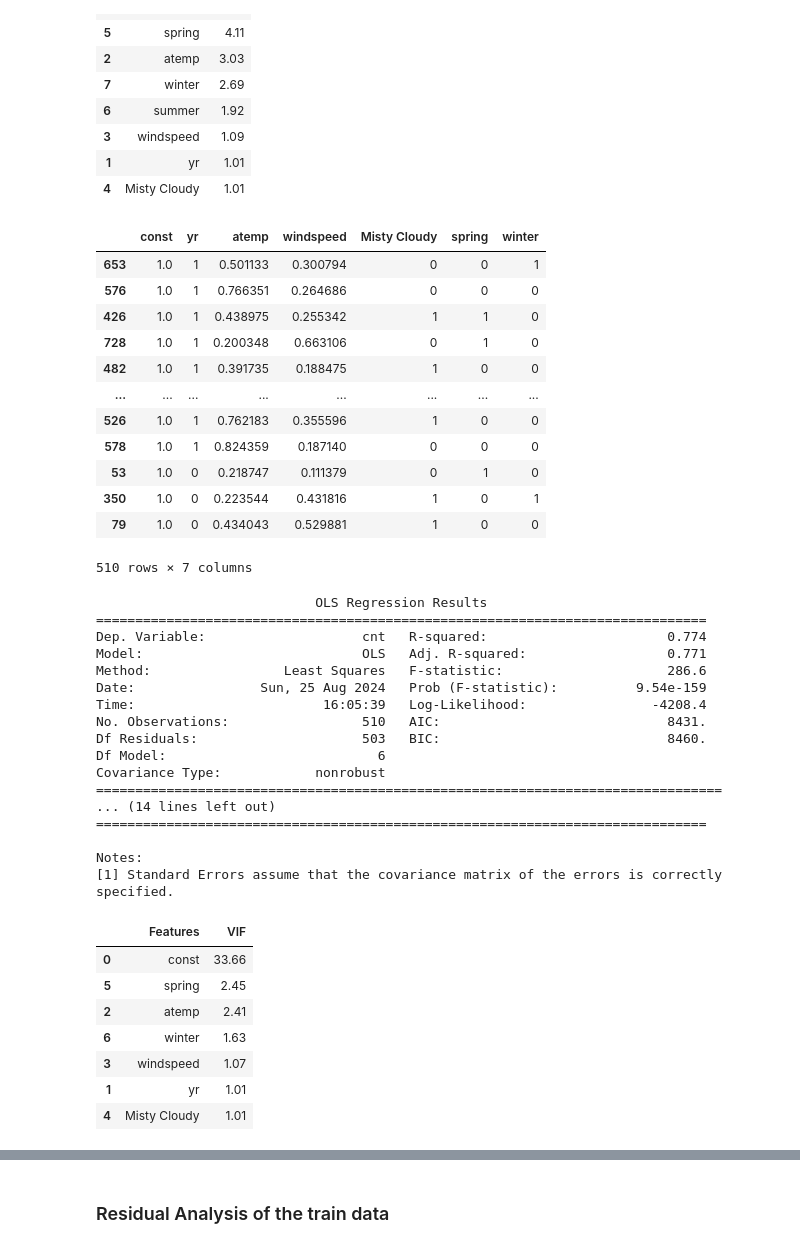
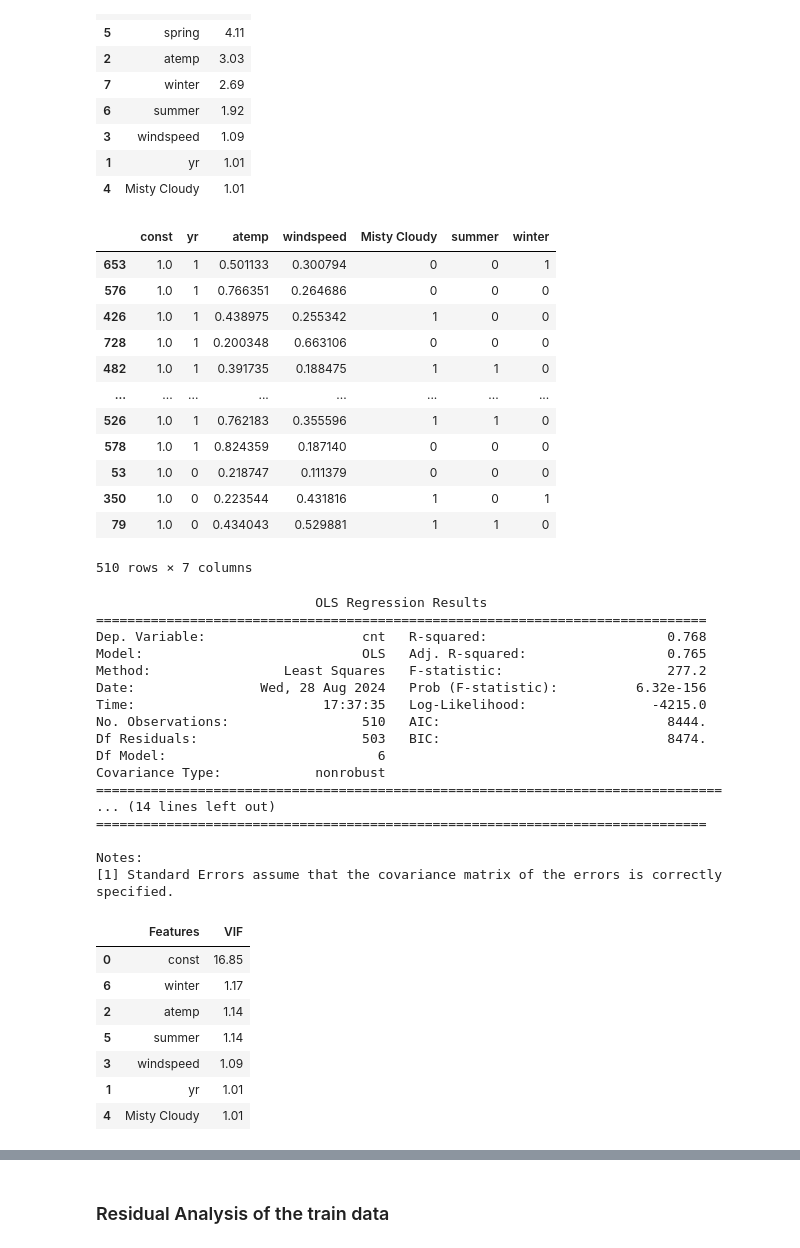
Before and after one commit to Nitika511/BikeSharingAssignment, a Jupyter notebook: BikeSharing.ipynb, the cells around one changed output, grey strips where cells are left out. Saved outputs shown, nothing was run; the diff lists cells and outputs as text; code cells hidden in the pictures.

```diff
--- a/BikeSharing.ipynb
+++ b/BikeSharing.ipynb
@@ -502,23 +504,23 @@ vif
 | 1 | yr | 1.01 |
 | 4 | Misty Cloudy | 1.01 |
 # %%
-# Lets drop summer with a high p-value and retrain the model
-X = X_train_lm.drop('summer', axis=1)
+# Lets drop spring with a high p-value and retrain the model
+X = X_train_lm.drop('spring', axis=1)
 X_train_lm = sm.add_constant(X)
 X_train_lm
 # %% [output]
-|  | const | yr | atemp | windspeed | Misty Cloudy | spring | winter |
+|  | const | yr | atemp | windspeed | Misty Cloudy | summer | winter |
 | 653 | 1.0 | 1 | 0.501133 | 0.300794 | 0 | 0 | 1 |
 | 576 | 1.0 | 1 | 0.766351 | 0.264686 | 0 | 0 | 0 |
-| 426 | 1.0 | 1 | 0.438975 | 0.255342 | 1 | 1 | 0 |
-| 728 | 1.0 | 1 | 0.200348 | 0.663106 | 0 | 1 | 0 |
-| 482 | 1.0 | 1 | 0.391735 | 0.188475 | 1 | 0 | 0 |
+| 426 | 1.0 | 1 | 0.438975 | 0.255342 | 1 | 0 | 0 |
+| 728 | 1.0 | 1 | 0.200348 | 0.663106 | 0 | 0 | 0 |
+| 482 | 1.0 | 1 | 0.391735 | 0.188475 | 1 | 1 | 0 |
 | ... | ... | ... | ... | ... | ... | ... | ... |
-| 526 | 1.0 | 1 | 0.762183 | 0.355596 | 1 | 0 | 0 |
+| 526 | 1.0 | 1 | 0.762183 | 0.355596 | 1 | 1 | 0 |
 | 578 | 1.0 | 1 | 0.824359 | 0.187140 | 0 | 0 | 0 |
-| 53 | 1.0 | 0 | 0.218747 | 0.111379 | 0 | 1 | 0 |
+| 53 | 1.0 | 0 | 0.218747 | 0.111379 | 0 | 0 | 0 |
 | 350 | 1.0 | 0 | 0.223544 | 0.431816 | 1 | 0 | 1 |
-| 79 | 1.0 | 0 | 0.434043 | 0.529881 | 1 | 0 | 0 |
+| 79 | 1.0 | 0 | 0.434043 | 0.529881 | 1 | 1 | 0 |
 510 rows × 7 columns
 # %%
 lr_3 = sm.OLS(y_train, X_train_lm).fit()
@@ -527,13 +529,13 @@ print(lr_3.summary())
 # %% [output]
                             OLS Regression Results
 ==============================================================================
-Dep. Variable:                    cnt   R-squared:                       0.774
-Model:                            OLS   Adj. R-squared:                  0.771
-Method:                 Least Squares   F-statistic:                     286.6
-Date:                Sun, 25 Aug 2024   Prob (F-statistic):          9.54e-159
-Time:                        16:05:39   Log-Likelihood:                -4208.4
-No. Observations:                 510   AIC:                             8431.
-Df Residuals:                     503   BIC:                             8460.
+Dep. Variable:                    cnt   R-squared:                       0.768
+Model:                            OLS   Adj. R-squared:                  0.765
+Method:                 Least Squares   F-statistic:                     277.2
+Date:                Wed, 28 Aug 2024   Prob (F-statistic):          6.32e-156
+Time:                        17:37:35   Log-Likelihood:                -4215.0
+No. Observations:                 510   AIC:                             8444.
+Df Residuals:                     503   BIC:                             8474.
 Df Model:                           6
 Covariance Type:            nonrobust
 ================================================================================
@@ -551,10 +553,10 @@ vif = vif.sort_values(by = "VIF", ascending = False)
 vif
 # %% [output]
 |  | Features | VIF |
-| 0 | const | 33.66 |
-| 5 | spring | 2.45 |
-| 2 | atemp | 2.41 |
-| 6 | winter | 1.63 |
-| 3 | windspeed | 1.07 |
+| 0 | const | 16.85 |
+| 6 | winter | 1.17 |
+| 2 | atemp | 1.14 |
+| 5 | summer | 1.14 |
+| 3 | windspeed | 1.09 |
 | 1 | yr | 1.01 |
 | 4 | Misty Cloudy | 1.01 |
```
Also changed, not shown: parts of 23 cells of this notebook, 1 other file.
